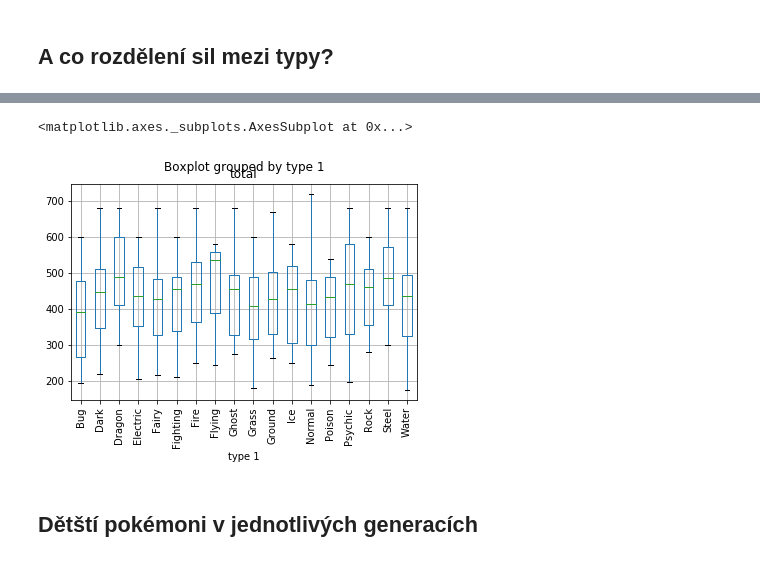
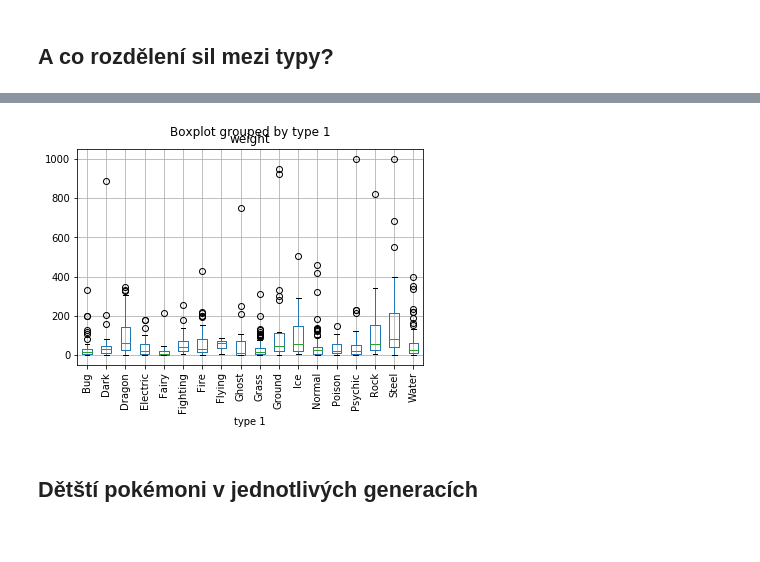
Before and after one commit to frenzymadness/Data_analysis_workshop, a Jupyter notebook: datova analyza.ipynb, the cells around one changed output, grey strips where cells are left out. Drawn from its saved outputs; the diff is of its cells as text; code cells hidden in the pictures.

```diff
--- a/datova analyza.ipynb
+++ b/datova analyza.ipynb
@@ -803,9 +1062,8 @@ data.boxplot(column='total', by='type 1')
 [figure]
 # %%
-data.boxplot(column='total', by='type 1', rot=90)
+data.boxplot(column='weight', by='type 1', rot=90);
 # %% [output]
-<matplotlib.axes._subplots.AxesSubplot at 0x...>
-[figure, old version]
+[figure, new version]
 # %% [markdown]
 ## Dětští pokémoni v jednotlivých generacích
 # %%
```
Also changed, not shown: parts of 41 cells of this notebook, 2 other files.
